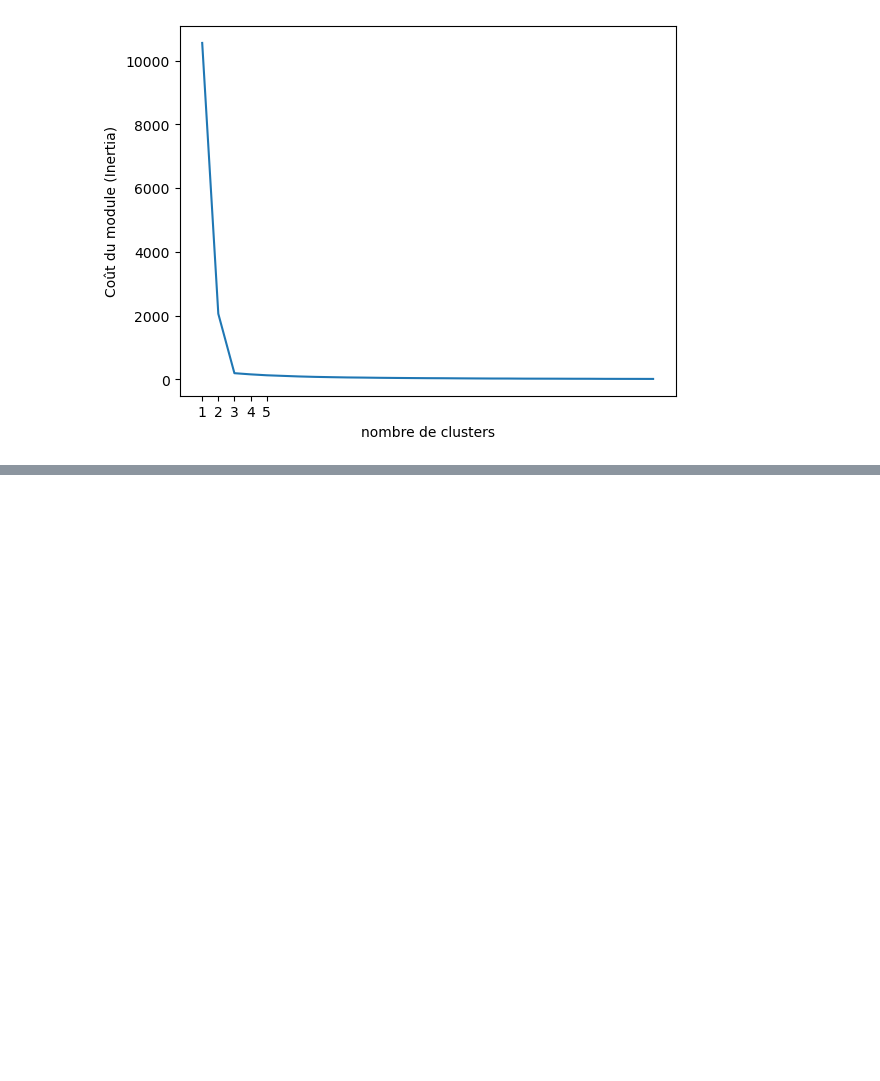
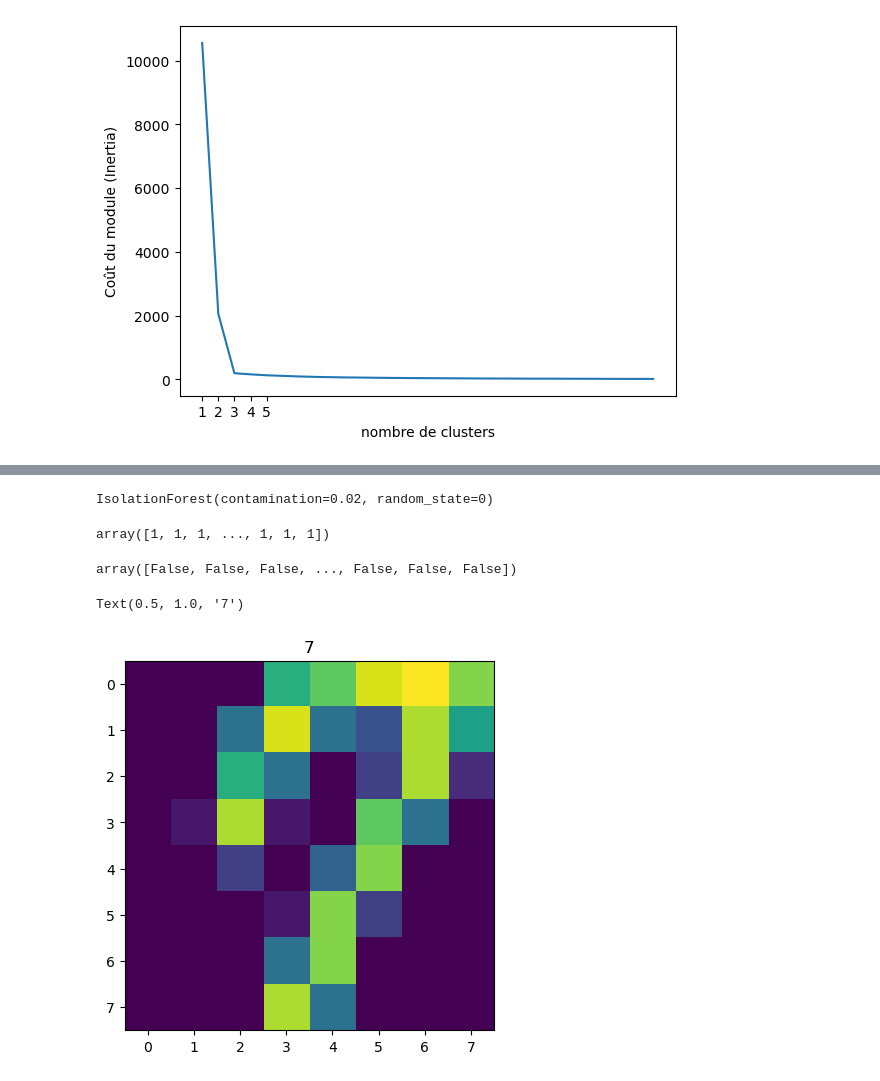
Before and after one commit to Just1919/Formation_Python_For_MachineLearning, a Jupyter notebook: Apprentissage non-supervisé.ipynb, the cells around one changed output, grey strips where cells are left out. Saved outputs shown, nothing was run; the diff lists cells and outputs as text; code cells hidden in the pictures; blank space fills up the shorter version.

```diff
--- a/Apprentissage non-supervisé.ipynb
+++ b/Apprentissage non-supervisé.ipynb
@@ -81,0 +130,23 @@ plt.show()
+# %%
+model.fit(X)
+# %% [output]
+IsolationForest(contamination=0.02, random_state=0)
+# %%
+model.predict(X)
+
+#-1: nombre mal écrit
+#1=nombre bien écrit
+# %% [output]
+array([1, 1, 1, ..., 1, 1, 1])
+# %%
+outliers=model.predict(X)==-1
+# %%
+outliers
+# %% [output]
+array([False, False, False, ..., False, False, False])
+# %%
+plt.imshow(images[outliers][5])
+plt.title(y[outliers][5])
+# %% [output]
+Text(0.5, 1.0, '7')
+[figure, added]
```
Also changed, not shown: parts of 31 cells of this notebook.
